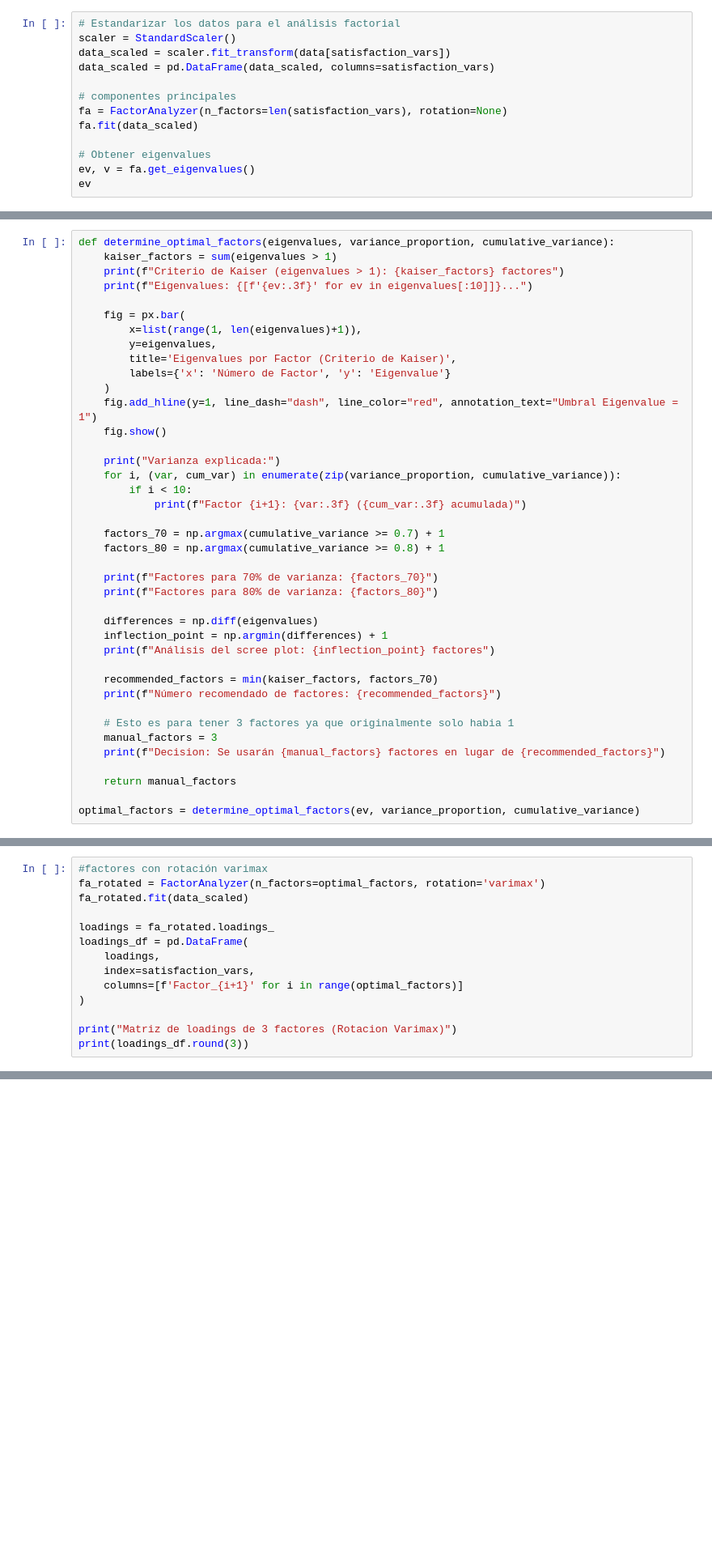
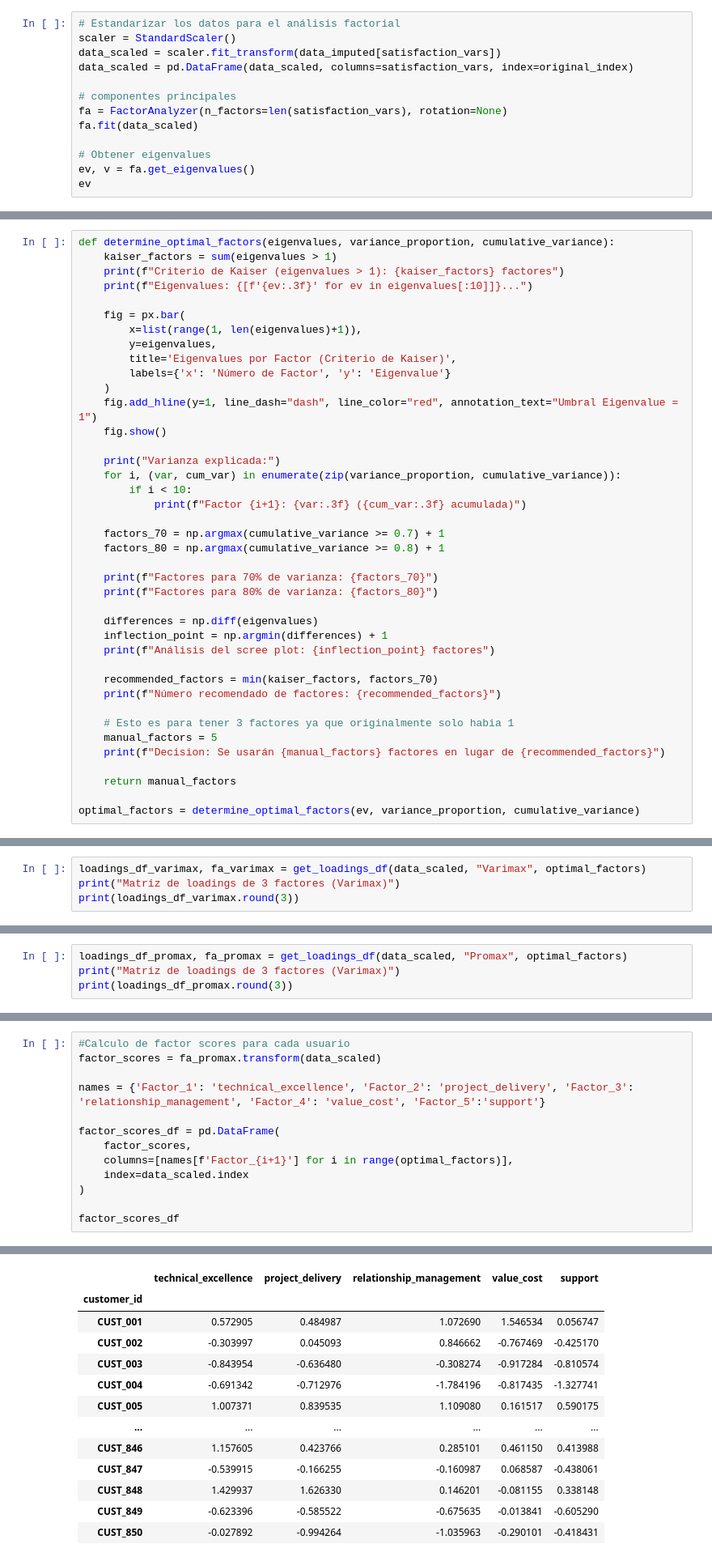
Before and after one commit to Danialloma/COSTUMER_SATISFACTION_CASE_STUDY, a Jupyter notebook: main.ipynb, the cells around one changed output, grey strips where cells are left out. Shown at 81% size. Cells and saved outputs as stored; diff of their text form; blank space fills up the shorter version.

```diff
--- a/main.ipynb
+++ b/main.ipynb
@@ -283,8 +317,8 @@ El análisis de adecuación para la aplicación del análisis factorial mostró
 # %%
 # Estandarizar los datos para el análisis factorial
 scaler = StandardScaler()
-data_scaled = scaler.fit_transform(data[satisfaction_vars])
-data_scaled = pd.DataFrame(data_scaled, columns=satisfaction_vars)
+data_scaled = scaler.fit_transform(data_imputed[satisfaction_vars])
+data_scaled = pd.DataFrame(data_scaled, columns=satisfaction_vars, index=original_index)
 
 # componentes principales
 fa = FactorAnalyzer(n_factors=len(satisfaction_vars), rotation=None)
@@ -387,7 +421,7 @@ def determine_optimal_factors(eigenvalues, variance_proportion, cumulative_varia
     print(f"Número recomendado de factores: {recommended_factors}")
 
     # Esto es para tener 3 factores ya que originalmente solo habia 1
-    manual_factors = 3
+    manual_factors = 5
     print(f"Decision: Se usarán {manual_factors} factores en lugar de {recommended_factors}")
 
     return manual_factors
@@ -415,15 +485,5 @@ Decision: Se usarán 3 factores en lugar de 1
 # %%
-#factores con rotación varimax
-fa_rotated = FactorAnalyzer(n_factors=optimal_factors, rotation='varimax')
-fa_rotated.fit(data_scaled)
-
-loadings = fa_rotated.loadings_
-loadings_df = pd.DataFrame(
-    loadings,
-    index=satisfaction_vars,
-    columns=[f'Factor_{i+1}' for i in range(optimal_factors)]
-)
-
-print("Matriz de loadings de 3 factores (Rotacion Varimax)")
-print(loadings_df.round(3))
+loadings_df_varimax, fa_varimax = get_loadings_df(data_scaled, "Varimax", optimal_factors)
+print("Matriz de loadings de 3 factores (Varimax)")
+print(loadings_df_varimax.round(3))
 # %% [output]
@@ -447 +507,5 @@ documentation_help             0.201     0.231     0.153
 'force_all_finite' was renamed to 'ensure_all_finite' in 1.6 and will be removed in 1.8.
+# %%
+loadings_df_promax, fa_promax = get_loadings_df(data_scaled, "Promax", optimal_factors)
+print("Matriz de loadings de 3 factores (Varimax)")
+print(loadings_df_promax.round(3))
@@ -571,0 +669,14 @@ support_responsiveness     0.133918
+# %%
+#Calculo de factor scores para cada usuario
+factor_scores = fa_promax.transform(data_scaled)
+
+names = {'Factor_1': 'technical_excellence', 'Factor_2': 'project_delivery', 'Factor_3': 'relationship_management', 'Factor_4': 'value_cost', 'Factor_5':'support'}
+
+factor_scores_df = pd.DataFrame(
+    factor_scores,
+    columns=[names[f'Factor_{i+1}'] for i in range(optimal_factors)],
+    index=data_scaled.index
+)
+
+factor_scores_df
+# %% [output]
@@ -571,0 +684,13 @@ support_responsiveness     0.133918
+|  | technical_excellence | project_delivery | relationship_management | value_cost | support |
+| customer_id |  |  |  |  |  |
+| CUST_001 | 0.572905 | 0.484987 | 1.072690 | 1.546534 | 0.056747 |
+| CUST_002 | -0.303997 | 0.045093 | 0.846662 | -0.767469 | -0.425170 |
+| CUST_003 | -0.843954 | -0.636480 | -0.308274 | -0.917284 | -0.810574 |
+| CUST_004 | -0.691342 | -0.712976 | -1.784196 | -0.817435 | -1.327741 |
+| CUST_005 | 1.007371 | 0.839535 | 1.109080 | 0.161517 | 0.590175 |
+| ... | ... | ... | ... | ... | ... |
+| CUST_846 | 1.157605 | 0.423766 | 0.285101 | 0.461150 | 0.413988 |
+| CUST_847 | -0.539915 | -0.166255 | -0.160987 | 0.068587 | -0.438061 |
+| CUST_848 | 1.429937 | 1.626330 | 0.146201 | -0.081155 | 0.338148 |
+| CUST_849 | -0.623396 | -0.585522 | -0.675635 | -0.013841 | -0.605290 |
+| CUST_850 | -0.027892 | -0.994264 | -1.035963 | -0.290101 | -0.418431 |
```
Also changed, not shown: parts of 33 cells of this notebook, 2 other files.
